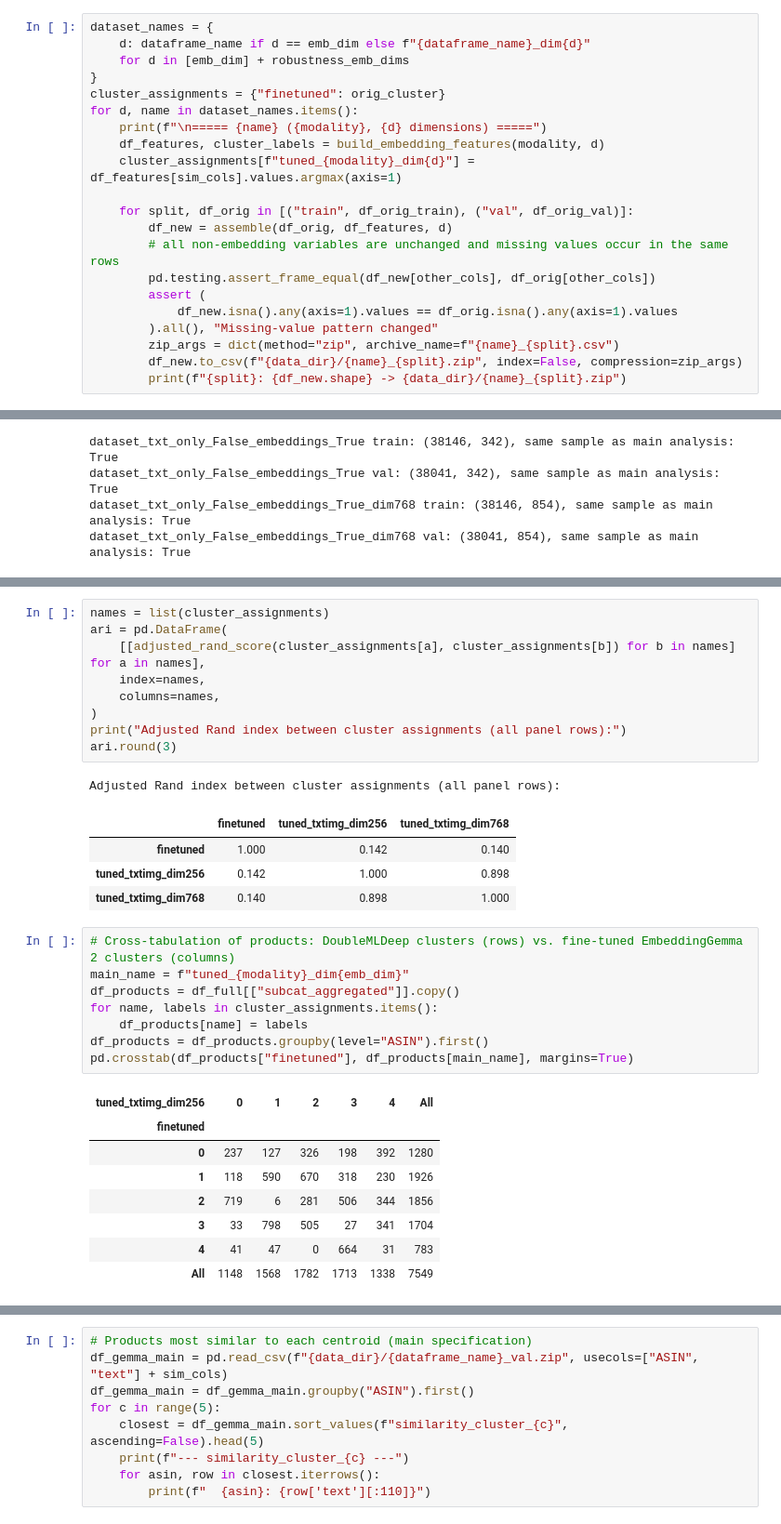
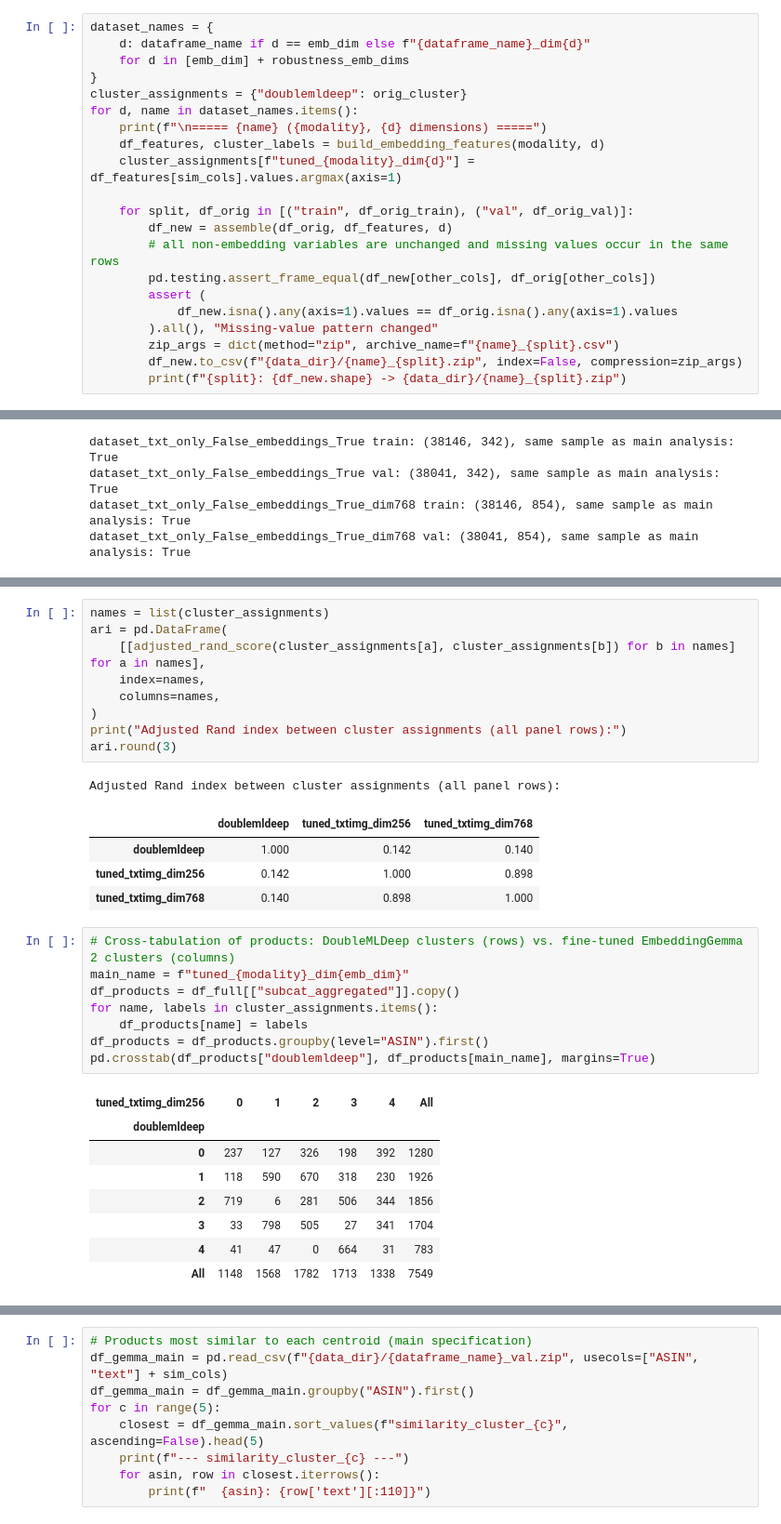
Before and after one commit to JanTeichertKluge/demand-analysis-repro, a Jupyter notebook: Gemma-tuned/code/01_1_create_dataset_txt_img.ipynb, the cells around one changed output, grey strips where cells are left out. Shown at 93% size. Drawn from its saved outputs; the diff is of its cells as text.

Commit message:
gemma-tuned: variant runs, comparison of all five runs

```diff
--- a/Gemma-tuned/code/01_1_create_dataset_txt_img.ipynb
+++ b/Gemma-tuned/code/01_1_create_dataset_txt_img.ipynb
@@ -143,7 +143,7 @@ dataset_names = {
     d: dataframe_name if d == emb_dim else f"{dataframe_name}_dim{d}"
     for d in [emb_dim] + robustness_emb_dims
 }
-cluster_assignments = {"finetuned": orig_cluster}
+cluster_assignments = {"doublemldeep": orig_cluster}
 for d, name in dataset_names.items():
     print(f"\n===== {name} ({modality}, {d} dimensions) =====")
     df_features, cluster_labels = build_embedding_features(modality, d)
@@ -209,21 +211,21 @@ print("Adjusted Rand index between cluster assignments (all panel rows):")
 ari.round(3)
 # %% [output]
 Adjusted Rand index between cluster assignments (all panel rows):
-|  | finetuned | tuned_txtimg_dim256 | tuned_txtimg_dim768 |
-| finetuned | 1.000 | 0.142 | 0.140 |
+|  | doublemldeep | tuned_txtimg_dim256 | tuned_txtimg_dim768 |
+| doublemldeep | 1.000 | 0.142 | 0.140 |
 | tuned_txtimg_dim256 | 0.142 | 1.000 | 0.898 |
 | tuned_txtimg_dim768 | 0.140 | 0.898 | 1.000 |
 # %%
 # Cross-tabulation of products: DoubleMLDeep clusters (rows) vs. fine-tuned EmbeddingGemma 2 clusters (columns)
 main_name = f"tuned_{modality}_dim{emb_dim}"
 df_products = df_full[["subcat_aggregated"]].copy()
 for name, labels in cluster_assignments.items():
     df_products[name] = labels
 df_products = df_products.groupby(level="ASIN").first()
-pd.crosstab(df_products["finetuned"], df_products[main_name], margins=True)
+pd.crosstab(df_products["doublemldeep"], df_products[main_name], margins=True)
 # %% [output]
 | tuned_txtimg_dim256 | 0 | 1 | 2 | 3 | 4 | All |
-| finetuned |  |  |  |  |  |  |
+| doublemldeep |  |  |  |  |  |  |
 | 0 | 237 | 127 | 326 | 198 | 392 | 1280 |
 | 1 | 118 | 590 | 670 | 318 | 230 | 1926 |
 | 2 | 719 | 6 | 281 | 506 | 344 | 1856 |
```
Also changed, not shown: parts of 2 cells of this notebook, 46 other files.
